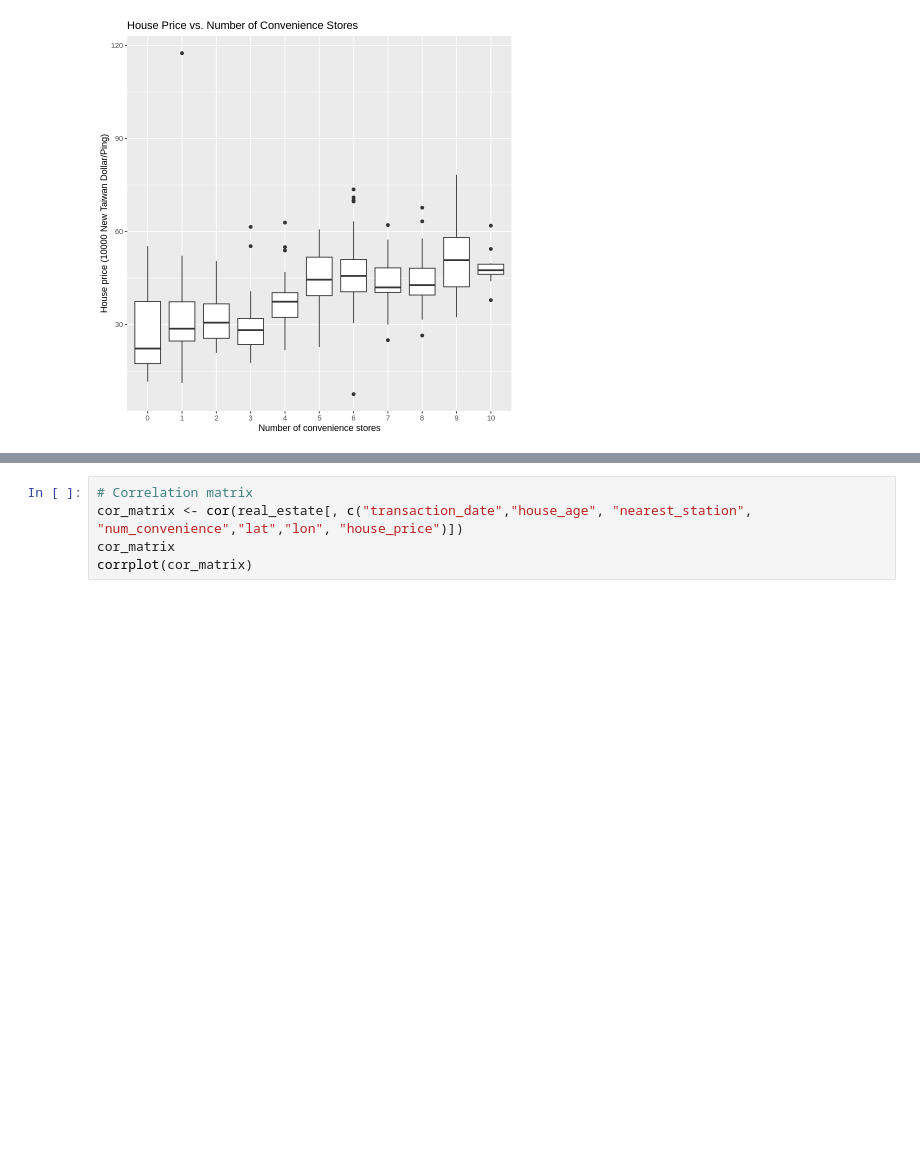
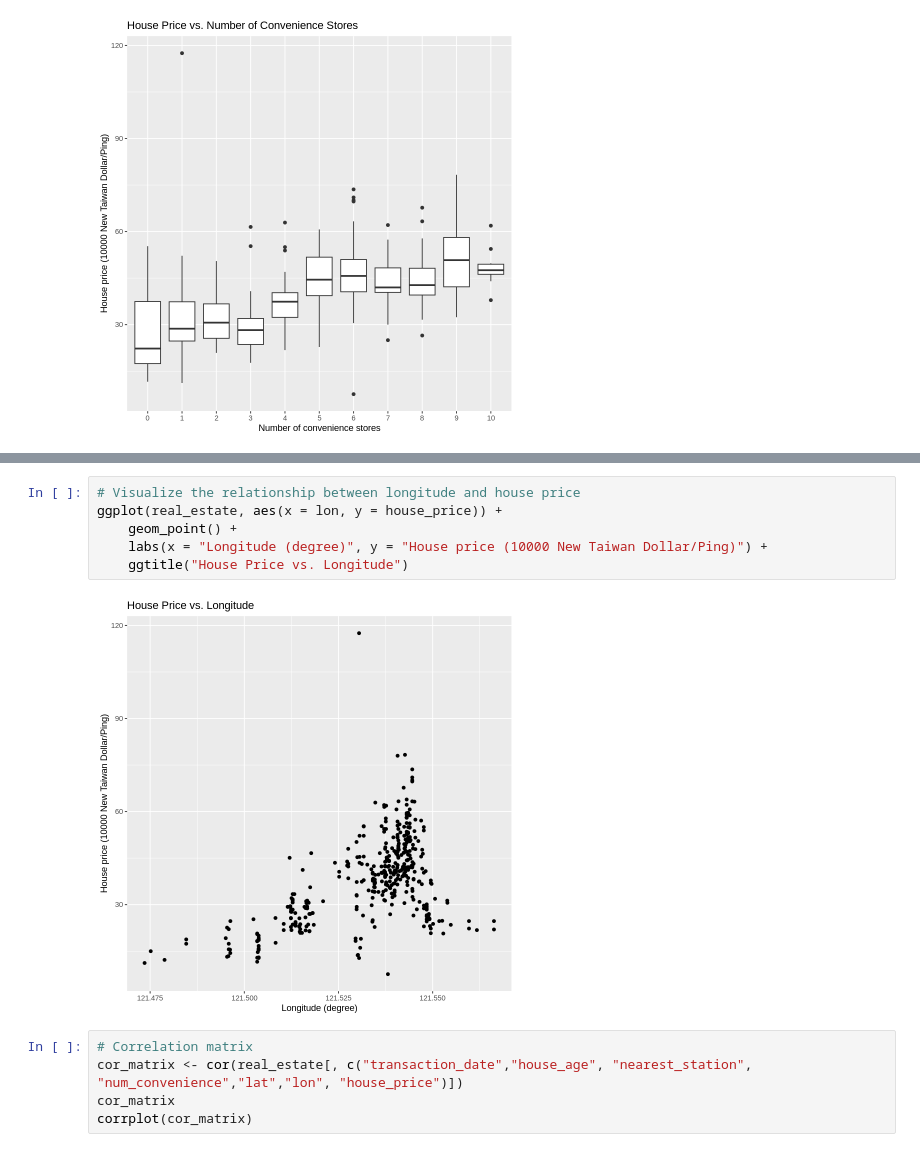
Before and after one commit to KolCrooks/stat306_project, a Jupyter notebook: Project.ipynb, the cells around one changed output, grey strips where cells are left out. Saved outputs shown, nothing was run; the diff lists cells and outputs as text; blank space fills up the shorter version.

```diff
--- a/Project.ipynb
+++ b/Project.ipynb
@@ -125,3 +133,11 @@ ggplot(real_estate, aes(x = as.factor(num_convenience), y = house_price)) +
+# %%
+# Visualize the relationship between longitude and house price
+ggplot(real_estate, aes(x = lon, y = house_price)) +
+    geom_point() +
+    labs(x = "Longitude (degree)", y = "House price (10000 New Taiwan Dollar/Ping)") +
+    ggtitle("House Price vs. Longitude")
+# %% [output]
+[figure, added]
 # %%
 # Correlation matrix
 cor_matrix <- cor(real_estate[, c("transaction_date","house_age", "nearest_station", "num_convenience","lat","lon", "house_price")])
```
Also changed, not shown: parts of 1 cell of this notebook.
